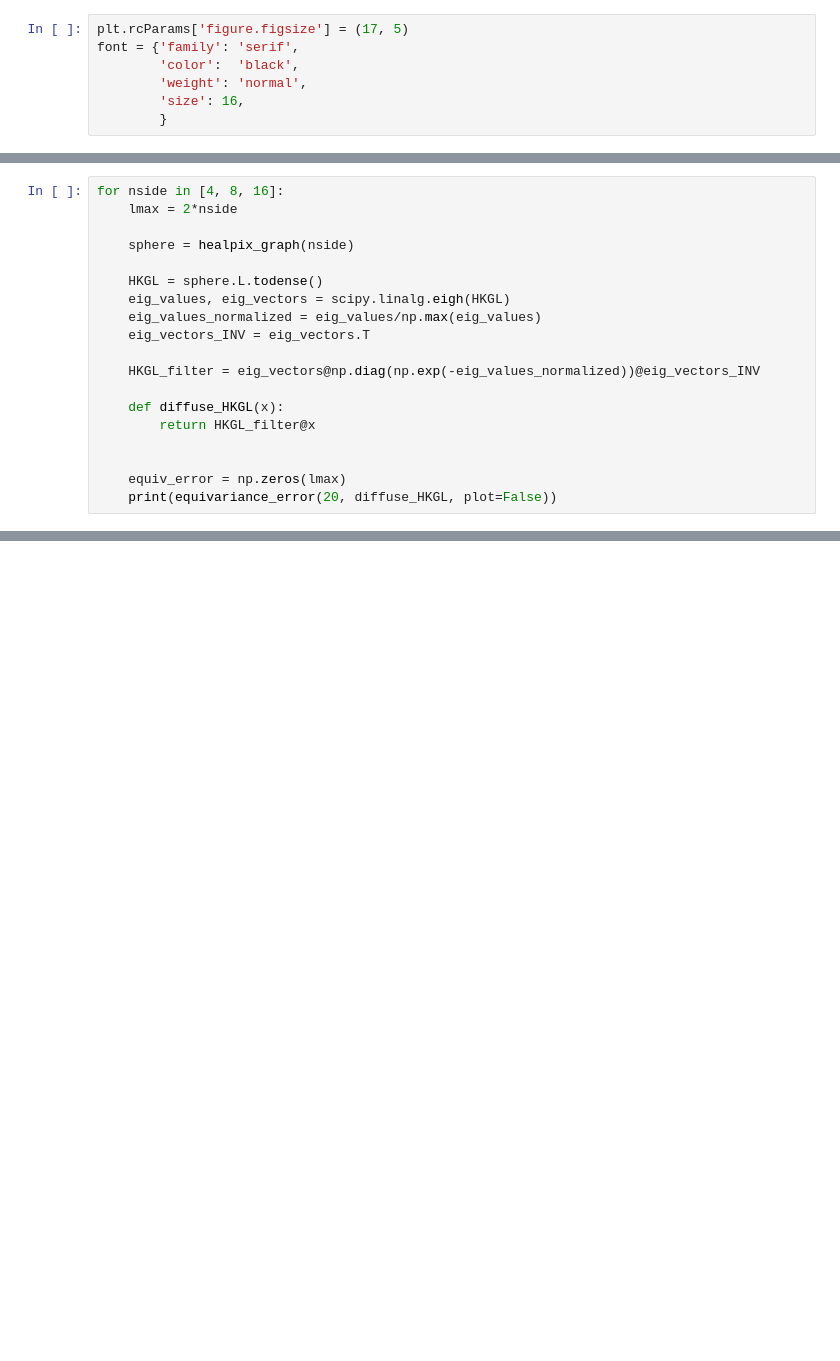
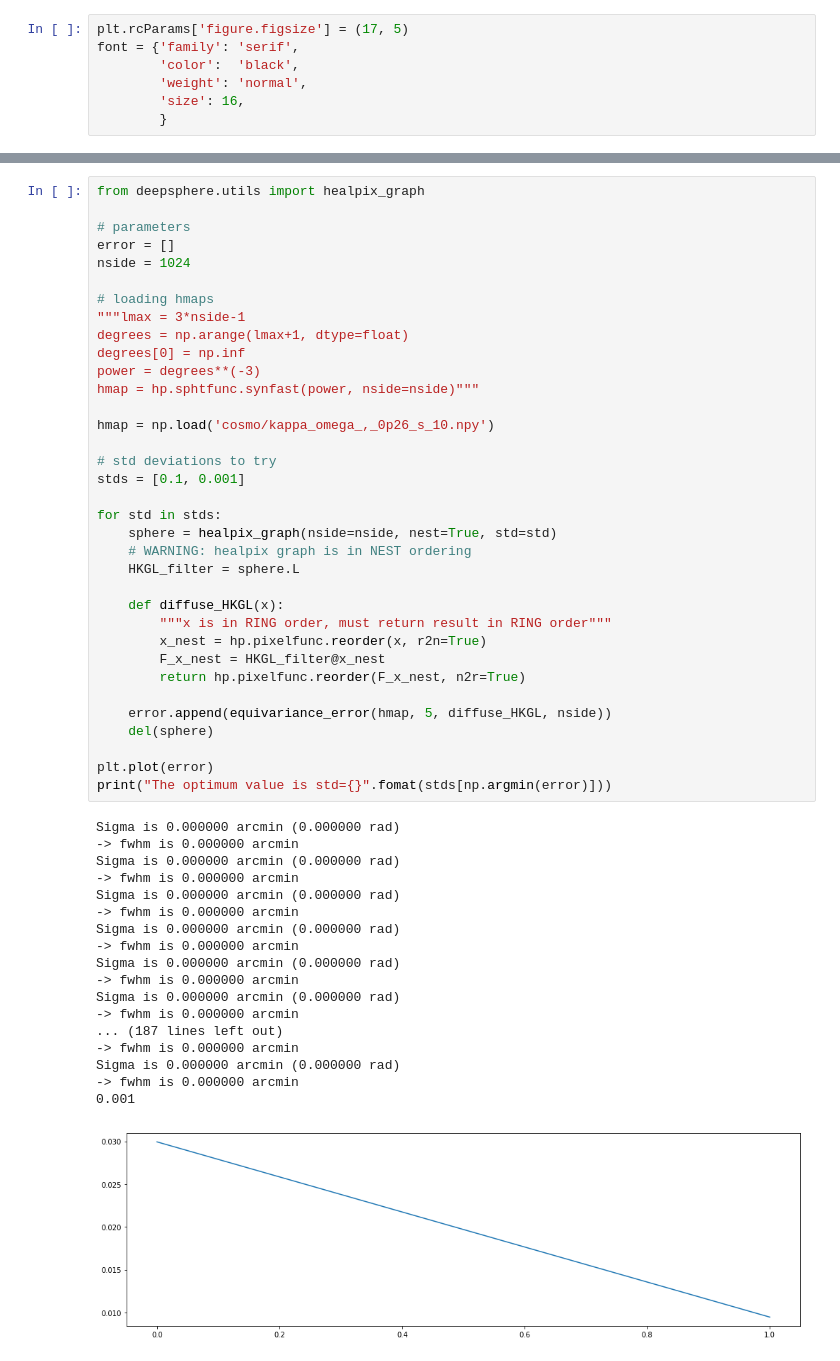
Before and after one commit to MartMilani/PDM, a Jupyter notebook: codes/06.Equivariance_error/HEALPix_equivariance_error.ipynb, the cells around one changed output, grey strips where cells are left out. Cells and saved outputs as stored; diff of their text form; blank space fills up the shorter version.

Commit message:
cosmo works

```diff
--- a/codes/06.Equivariance_error/HEALPix_equivariance_error.ipynb
+++ b/codes/06.Equivariance_error/HEALPix_equivariance_error.ipynb
@@ -555,19 +258,0 @@ Sigma is 0.000000 arcmin (0.000000 rad)
-# %%
-for nside in [4, 8, 16]:
-    lmax = 2*nside
-
-    sphere = healpix_graph(nside)
-
-    HKGL = sphere.L.todense()
-    eig_values, eig_vectors = scipy.linalg.eigh(HKGL)
-    eig_values_normalized = eig_values/np.max(eig_values)
-    eig_vectors_INV = eig_vectors.T
-
-    HKGL_filter = eig_vectors@np.diag(np.exp(-eig_values_normalized))@eig_vectors_INV
-
-    def diffuse_HKGL(x):
-        return HKGL_filter@x
-
-
-    equiv_error = np.zeros(lmax)
-    print(equivariance_error(20, diffuse_HKGL, plot=False))
@@ -591,0 +261,54 @@ Sigma is 0.000000 arcmin (0.000000 rad)
+# %%
+from deepsphere.utils import healpix_graph
+
+# parameters
+error = []
+nside = 1024
+
+# loading hmaps
+"""lmax = 3*nside-1
+degrees = np.arange(lmax+1, dtype=float)
+degrees[0] = np.inf
+power = degrees**(-3)
+hmap = hp.sphtfunc.synfast(power, nside=nside)"""
+
+hmap = np.load('cosmo/kappa_omega_,_0p26_s_10.npy')
+
+# std deviations to try
+stds = [0.1, 0.001]
+
+for std in stds:
+    sphere = healpix_graph(nside=nside, nest=True, std=std)
+    # WARNING: healpix graph is in NEST ordering
+    HKGL_filter = sphere.L
+
+    def diffuse_HKGL(x):
+        """x is in RING order, must return result in RING order"""
+        x_nest = hp.pixelfunc.reorder(x, r2n=True)
+        F_x_nest = HKGL_filter@x_nest
+        return hp.pixelfunc.reorder(F_x_nest, n2r=True)
+
+    error.append(equivariance_error(hmap, 5, diffuse_HKGL, nside))
+    del(sphere)
+
+plt.plot(error)
+print("The optimum value is std={}".fomat(stds[np.argmin(error)]))
+# %% [output]
+Sigma is 0.000000 arcmin (0.000000 rad)
+-> fwhm is 0.000000 arcmin
+Sigma is 0.000000 arcmin (0.000000 rad)
+-> fwhm is 0.000000 arcmin
+Sigma is 0.000000 arcmin (0.000000 rad)
+-> fwhm is 0.000000 arcmin
+Sigma is 0.000000 arcmin (0.000000 rad)
+-> fwhm is 0.000000 arcmin
+Sigma is 0.000000 arcmin (0.000000 rad)
+-> fwhm is 0.000000 arcmin
+Sigma is 0.000000 arcmin (0.000000 rad)
+-> fwhm is 0.000000 arcmin
+... (187 lines left out)
+-> fwhm is 0.000000 arcmin
+Sigma is 0.000000 arcmin (0.000000 rad)
+-> fwhm is 0.000000 arcmin
+0.001
+[figure, added]
```
Also changed, not shown: parts of 22 cells of this notebook, 8 other files.
